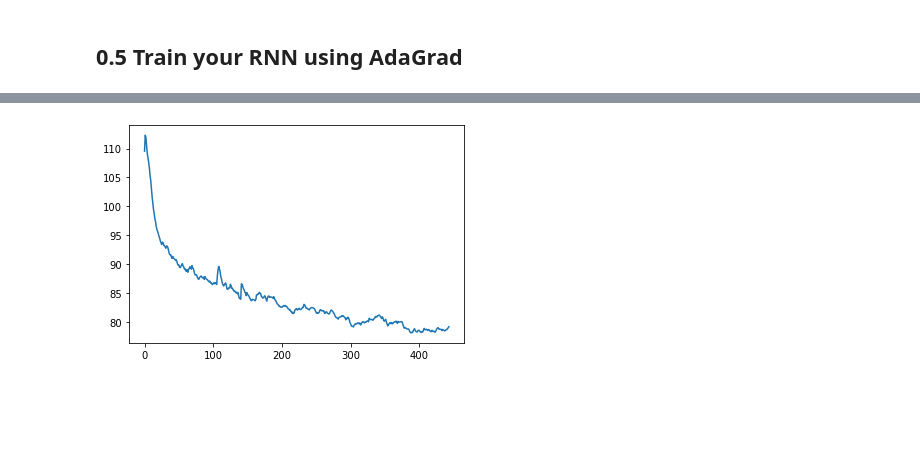
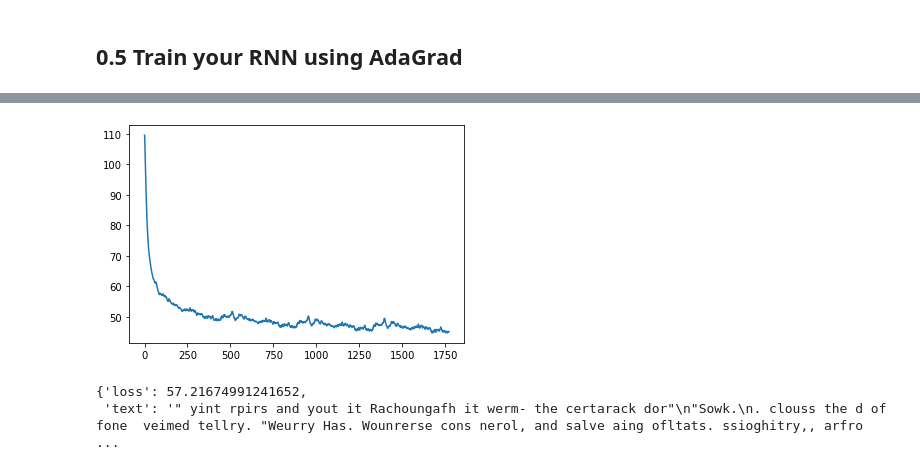
Before and after one commit to KenzaB27/dl_labs, a Jupyter notebook: lab4/experiments.ipynb, the cells around one changed output, grey strips where cells are left out. Cells and saved outputs as stored; diff of their text form; code cells hidden in the pictures; blank space fills up the shorter version.

Commit message:
only best training left

```diff
--- a/lab4/experiments.ipynb
+++ b/lab4/experiments.ipynb
@@ -106,5 +105,5 @@ The maximum relative error for the c gradient is: 6.354765e-09.
 # %%
 importlib.reload(rnn)
 net = rnn.RNN()
-net.train_rnn(epochs=1, n=200, eta=.05, verbose=True, backup=True)
+syn_text = net.train_rnn(epochs=4, n=200, eta=.1, verbose=True, backup=True)
 # %% [output]
@@ -128 +127,6 @@ Iter=44200 | smooth loss=78.99993380100227
-[figure, old version]
+[figure, new version]
+# %%
+syn_text[10000]
+# %% [output]
+{'loss': 57.21674991241652,
+ 'text': '" yint rpirs and yout it Rachoungafh it werm- the certarack dor"\n"Sowk.\n. clouss the d of fone  veimed tellry. "Weurry Has. Wounrerse cons nerol, and salve aing ofltats. ssioghitry,, arfro ...
```
Also changed, not shown: parts of 3 cells of this notebook, 2 other files.
